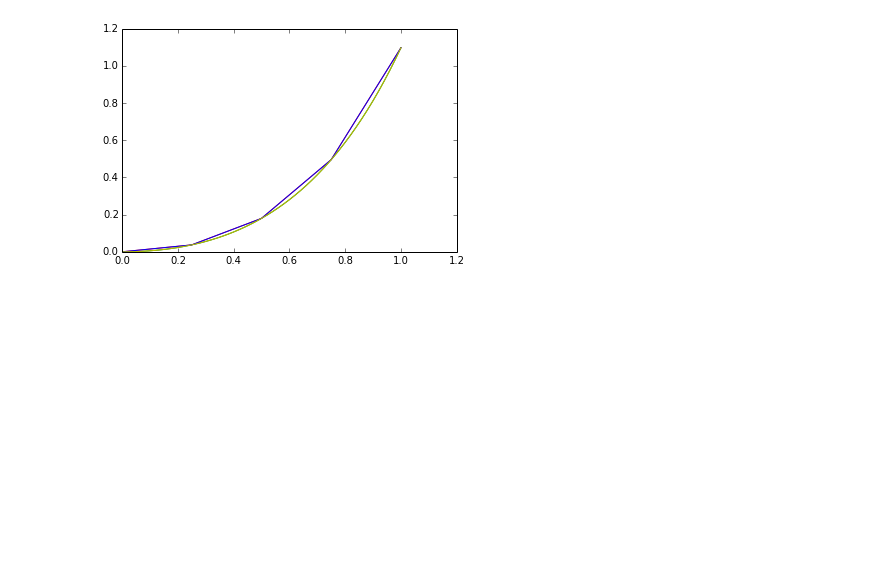
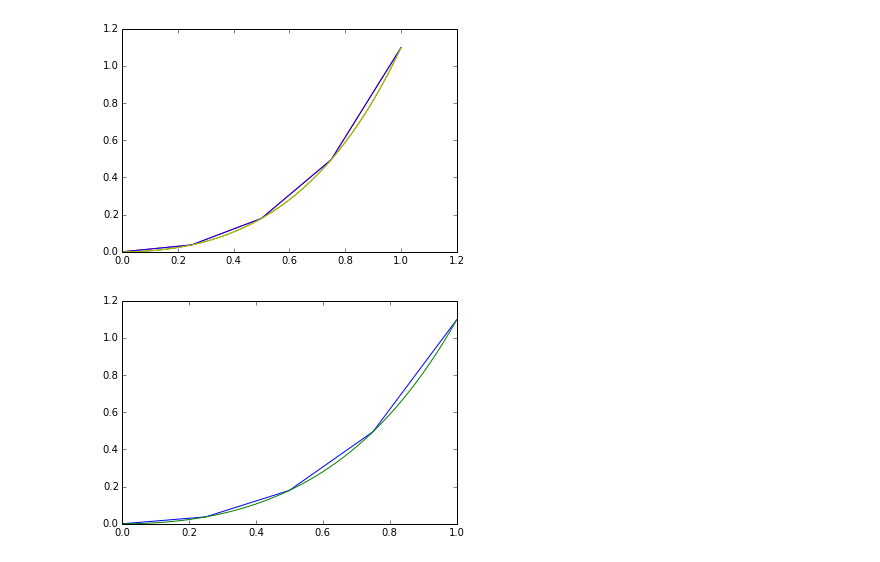
Before and after one commit to kjarment/PHYS202S14, a Jupyter notebook: SciPy/ODEExcercises.ipynb, the cells around one changed output. Drawn from its saved outputs; the diff is of its cells as text; code cells hidden in the pictures; blank space fills up the shorter version.

```diff
--- a/SciPy/ODEExcercises.ipynb
+++ b/SciPy/ODEExcercises.ipynb
@@ -146,6 +144,8 @@ print yd
    3.51843721e+11   7.03687442e+11   1.40737488e+12   2.81474977e+12
    5.62949953e+12   1.12589991e+13   2.25179981e+13]
 # %%
+OGx1 = np.arange(0.,1+0.25,0.25)
+OGx2 = np.arange(0.,1+0.02,0.02)
 y = lambda x : (0.25)*e**(2*x)-(0.5)*x - 0.25
 plt.plot(xe,y(xe),color='r')
 plt.plot(xd,y(xd))
@@ -195,3 +195,9 @@ plt.plot(xw, y(xw), color='y')
 plt.show()
 # %% [output]
 [figure]
+# %%
+plt.plot(OGx1, y(OGx1))
+plt.plot(OGx2, y(OGx2))
+plt.show()
+# %% [output]
+[figure, added]
```
Also changed, not shown: parts of 5 cells of this notebook, 1 other file.
